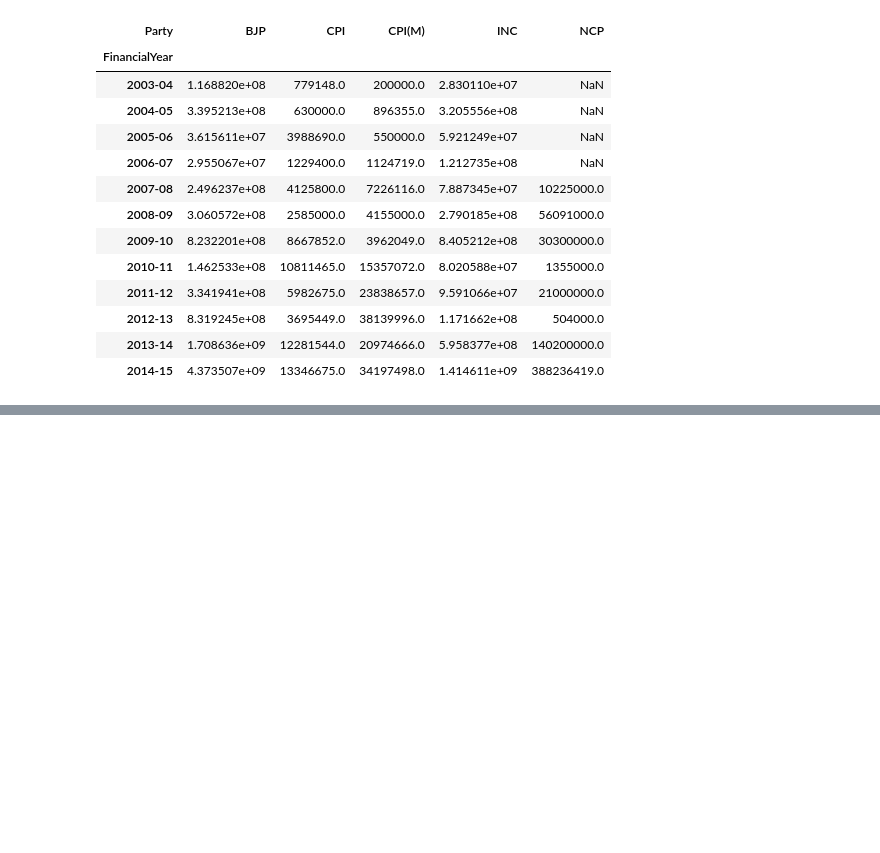
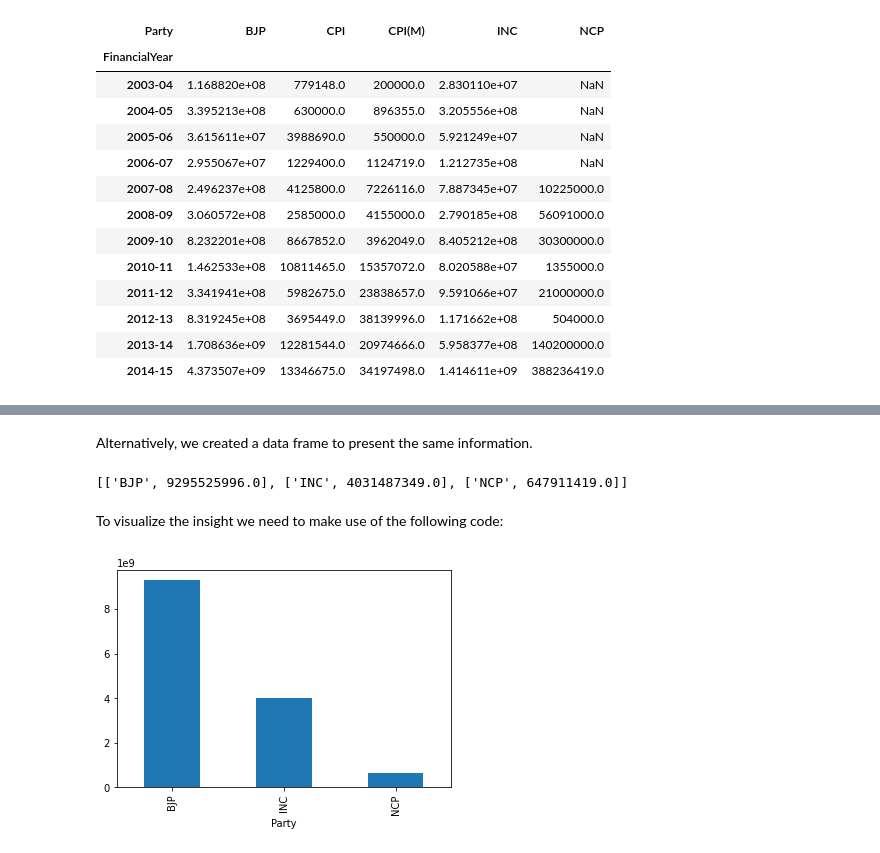
Before and after one commit to NimaZah/Political-Donation-in-India, a Jupyter notebook: Donations_to_national_political_parties_India.ipynb, the cells around one changed output, grey strips where cells are left out. Cells and saved outputs as stored; diff of their text form; code cells hidden in the pictures; blank space fills up the shorter version.

```diff
--- a/Donations_to_national_political_parties_India.ipynb
+++ b/Donations_to_national_political_parties_India.ipynb
@@ -199,0 +187,17 @@ df['Amount'].groupby([df['FinancialYear'], df['Party']]).sum().unstack()
+# %% [markdown]
+Alternatively, we created a data frame to present the same information.
+# %%
+df_top3 = df.groupby('Party').sum().nlargest(3,'Amount')
+df_top3 = df_top3.reset_index()
+df_top3
+df_top3 = df_top3.values.tolist()
+df_top3
+# %% [output]
+[['BJP', 9295525996.0], ['INC', 4031487349.0], ['NCP', 647911419.0]]
+# %% [markdown]
+To visualize the insight we need to make use of the following code:
+# %%
+df.groupby('Party')['Amount'].sum().sort_values(ascending=False).head(3).plot(kind='bar')
+plt.show()
+# %% [output]
+[figure, added]
```
Also changed, not shown: parts of 50 cells of this notebook.
